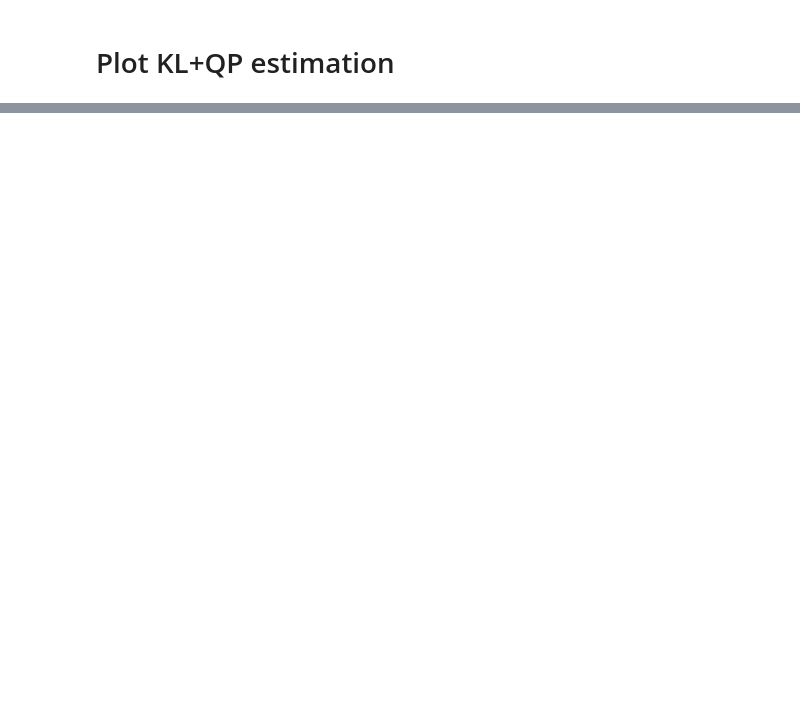
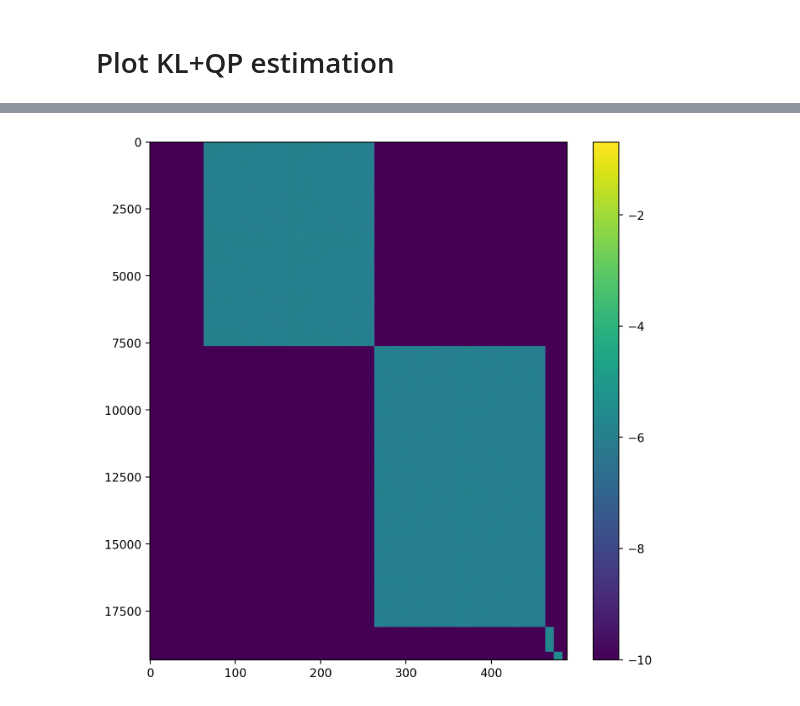
Before and after one commit to brendanjmeade/celeri, a Jupyter notebook: notebooks/celeri_japan_qp_cmi.ipynb, the cells around one changed output, grey strips where cells are left out. Cells and saved outputs as stored; diff of their text form; code cells hidden in the pictures; blank space fills up the shorter version.

```diff
--- a/notebooks/celeri_japan_qp_cmi.ipynb
+++ b/notebooks/celeri_japan_qp_cmi.ipynb
@@ -235,0 +386,7 @@ operators.rotation_to_tri_slip_rate[i].shape=(462, 63)
+# %%
+plt.figure(figsize=(8, 8))
+plt.imshow(np.log10(np.abs(qp_constraint_matrix + 1e-10)), aspect="auto")
+plt.colorbar()
+plt.show()
+# %% [output]
+[figure, added]
```
Also changed, not shown: parts of 13 cells of this notebook.
